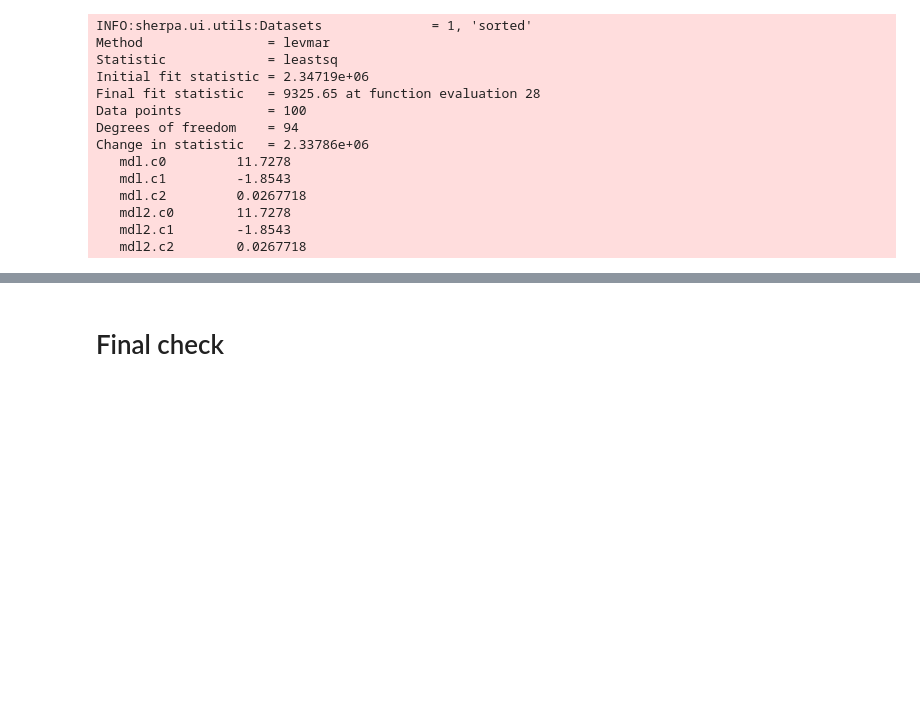
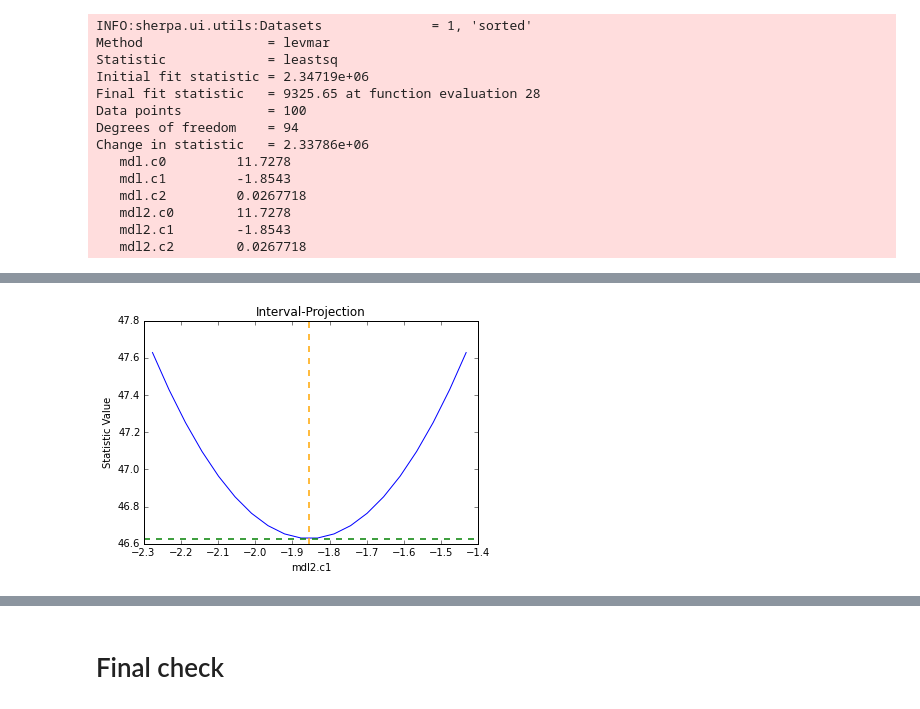
Before and after one commit to DougBurke/sherpa-notebook-test, a Jupyter notebook: basic-1d-test.ipynb, the cells around one changed output, grey strips where cells are left out. Saved outputs shown, nothing was run; the diff lists cells and outputs as text; code cells hidden in the pictures; blank space fills up the shorter version.

```diff
--- a/basic-1d-test.ipynb
+++ b/basic-1d-test.ipynb
@@ -557,0 +733,4 @@ t.assertEqualTol(a2_fit, mdl2.c2.val, tol=a2_tol, msg='combined fit: mdl2 c2 val
+# %%
+ui.int_proj(mdl2.c1, id='sorted')
+# %% [output]
+[figure, added]
```
Also changed, not shown: parts of 32 cells of this notebook.
